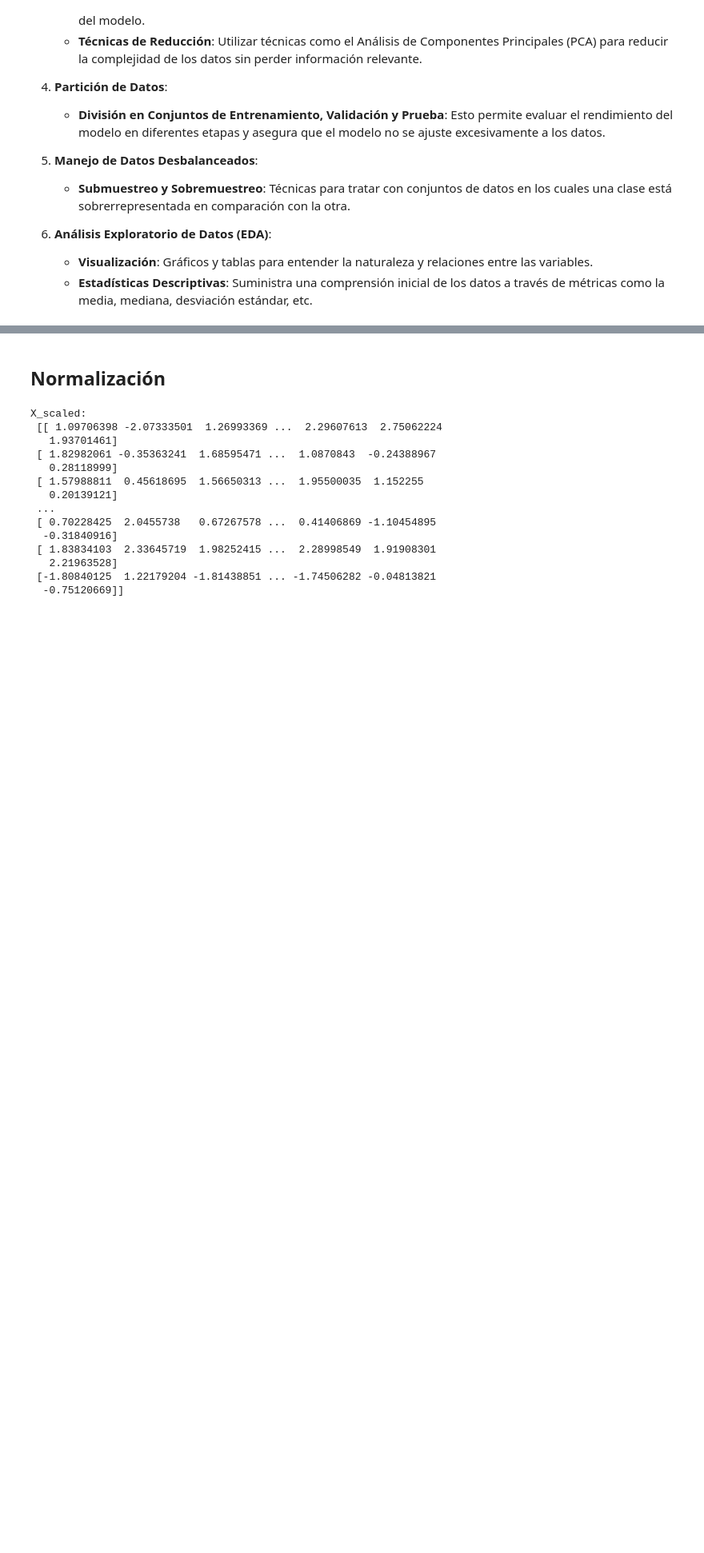
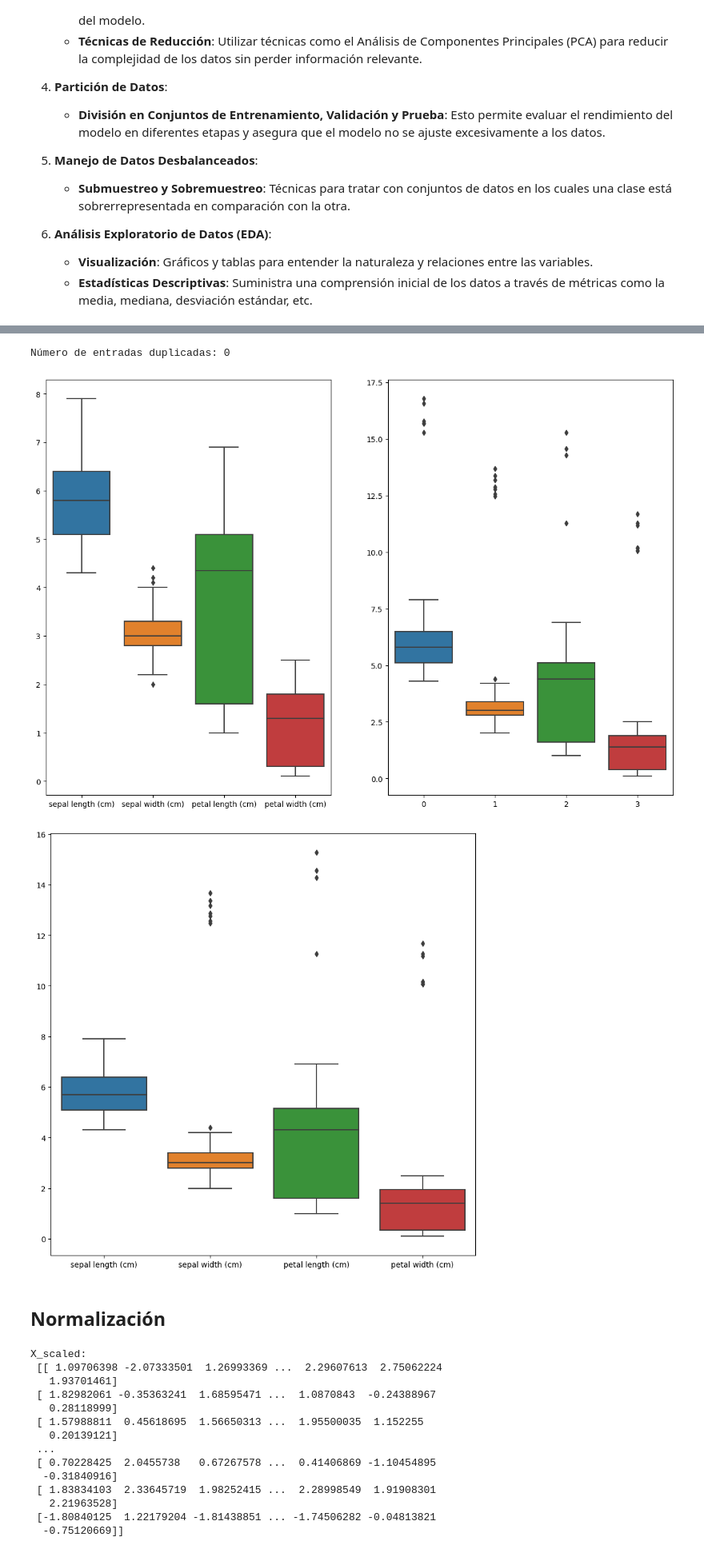
Before and after one commit to txusser/Master_IA_Sanidad, a Jupyter notebook: Modulo_2/2_3_3_Preprocesado.ipynb, the cells around one changed output, grey strips where cells are left out. Shown at 80% size. Cells and saved outputs as stored; diff of their text form; code cells hidden in the pictures; blank space fills up the shorter version.

```diff
--- a/Modulo_2/2_3_3_Preprocesado.ipynb
+++ b/Modulo_2/2_3_3_Preprocesado.ipynb
@@ -83,3 +199,61 @@ console.log(f"\n Descripción de los datos ============= \n\n {df.describe()}")
+# %%
+### 2. Eliminación de Duplicados
+number_of_duplicates = data.duplicated().sum()
+print(f"Número de entradas duplicadas: {number_of_duplicates}")
+
+data.drop_duplicates(inplace=True)
+# %% [output]
+Número de entradas duplicadas: 0
+# %%
+### Eliminación de Outliers
+
+iris = load_iris()
+data = pd.DataFrame(data=iris['data'], columns=iris['feature_names'])
+data_ini = pd.DataFrame(data=iris['data'], columns=iris['feature_names'])
+
+def generate_outliers(data: pd.DataFrame):
+  """ Generador de outliers """
+  # Introducción de outliers de forma aleatoria (por ejemplo, en el 1% de los datos)
+  fraction_outliers = 0.05
+  data_outliers = np.copy(data)
+  mask_outliers = np.random.rand(*data_outliers.shape) < fraction_outliers
+  data_outliers[mask_outliers] += 5 * data_outliers.std()
+  return data_outliers
+
+data_outliers = generate_outliers(data)
+
+# Comprobamos visualmente los outliers
+import matplotlib.pyplot as plt
+import seaborn as sns
+fig = plt.figure(1, figsize=(15,10))
+ax1 = fig.add_subplot(121)
+sns.boxplot(data=data_ini, ax=ax1)
+ax2 = fig.add_subplot(122)
+sns.boxplot(data=data_outliers, ax=ax2)
+plt.show()
+
+# Restructuramos los datos
+data_outliers = pd.DataFrame(data_outliers, columns=data.columns)
+
+Q1 = data_outliers['sepal length (cm)'].quantile(0.25)
+Q3 = data_outliers['sepal length (cm)'].quantile(0.75)
+IQR = Q3 - Q1
+
+# Definiendo los límites para los outliers
+lower_bound = Q1 - 1.5 * IQR
+upper_bound = Q3 + 1.5 * IQR
+
+# Eliminando los outliers
+data_outliers = data_outliers[(data_outliers['sepal length (cm)'] >= lower_bound) & (data_outliers['sepal length (cm)'] <= upper_bound)]
+
+# Comprobamos visualmente el resultado
+fig = plt.figure(2, figsize=(10,10))
+ax = fig.add_subplot(111)
+sns.boxplot(data=data_outliers, ax=ax)
+plt.show()
+# %% [output]
+[figure, added]
+[figure, added]
 # %% [markdown]
 ## Normalización
 # %%
```
Also changed, not shown: parts of 8 cells of this notebook.
